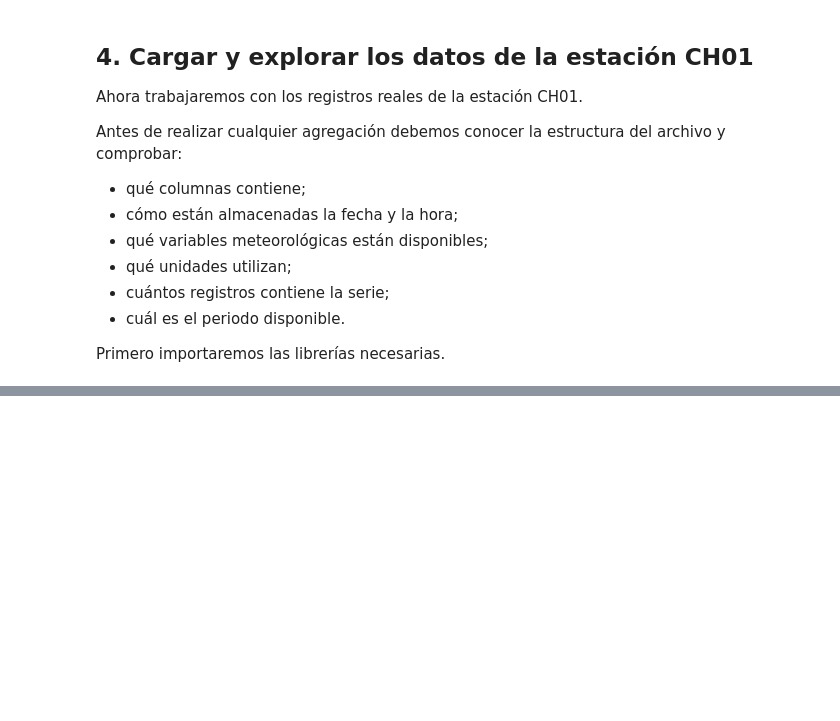
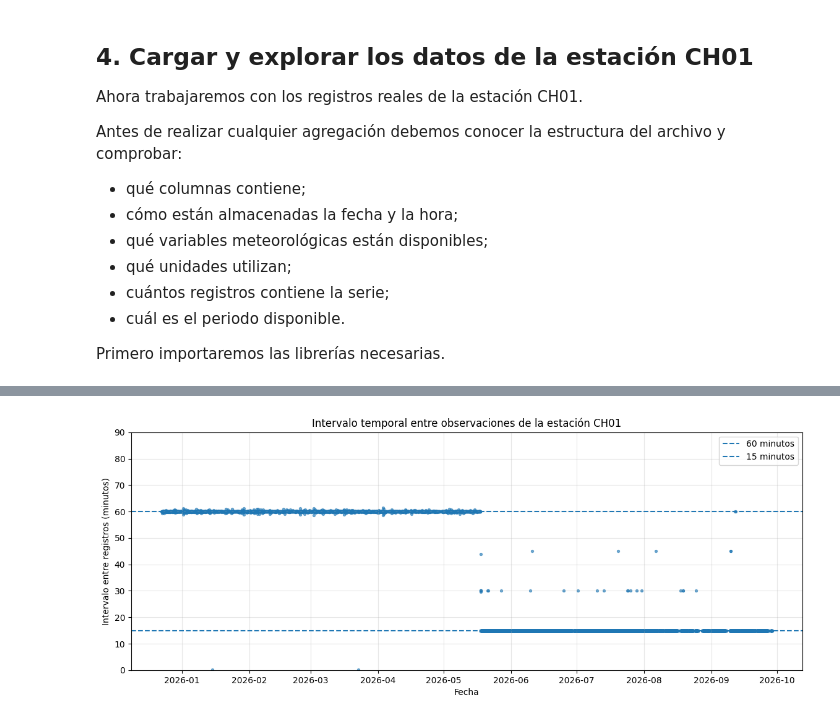
Before and after one commit to paulmunozpauta/Curso_Introduccion_Ciencia_Datos, a Jupyter notebook: Notebooks/M02_04_Agregacion_exportacion_datos.ipynb, the cells around one changed output, grey strips where cells are left out. Cells and saved outputs as stored; diff of their text form; code cells hidden in the pictures; blank space fills up the shorter version.

```diff
--- a/Notebooks/M02_04_Agregacion_exportacion_datos.ipynb
+++ b/Notebooks/M02_04_Agregacion_exportacion_datos.ipynb
@@ -177,0 +344,4 @@ import matplotlib.pyplot as plt
+# %%
+datos = datos.set_index("timestamp")
+
+datos.head()
@@ -177,0 +375,2 @@ import matplotlib.pyplot as plt
+# %%
+datos = datos.sort_index()
@@ -177,0 +389,4 @@ import matplotlib.pyplot as plt
+# %%
+intervalos = datos.index.to_series().diff()
+
+intervalos.head(10)
@@ -177,0 +481,4 @@ import matplotlib.pyplot as plt
+# %%
+intervalos_min = intervalos.dt.total_seconds() / 60
+
+intervalos_min.head()
@@ -177,0 +515,27 @@ import matplotlib.pyplot as plt
+# %%
+plt.figure(figsize=(14, 5))
+
+plt.scatter(
+    intervalos_min.index,
+    intervalos_min,
+    s=8,
+    alpha=0.6
+)
+
+# Líneas de referencia
+plt.axhline(60, linestyle="--", linewidth=1.5, label="60 minutos")
+plt.axhline(15, linestyle="--", linewidth=1.5, label="15 minutos")
+
+# Limitar el eje para observar las frecuencias principales
+plt.ylim(0, 90)
+
+plt.xlabel("Fecha")
+plt.ylabel("Intervalo entre registros (minutos)")
+plt.title("Intervalo temporal entre observaciones de la estación CH01")
+
+plt.legend()
+plt.grid(alpha=0.3)
+
+plt.show()
+# %% [output]
+[figure, added]
```
Also changed, not shown: parts of 35 cells of this notebook.
